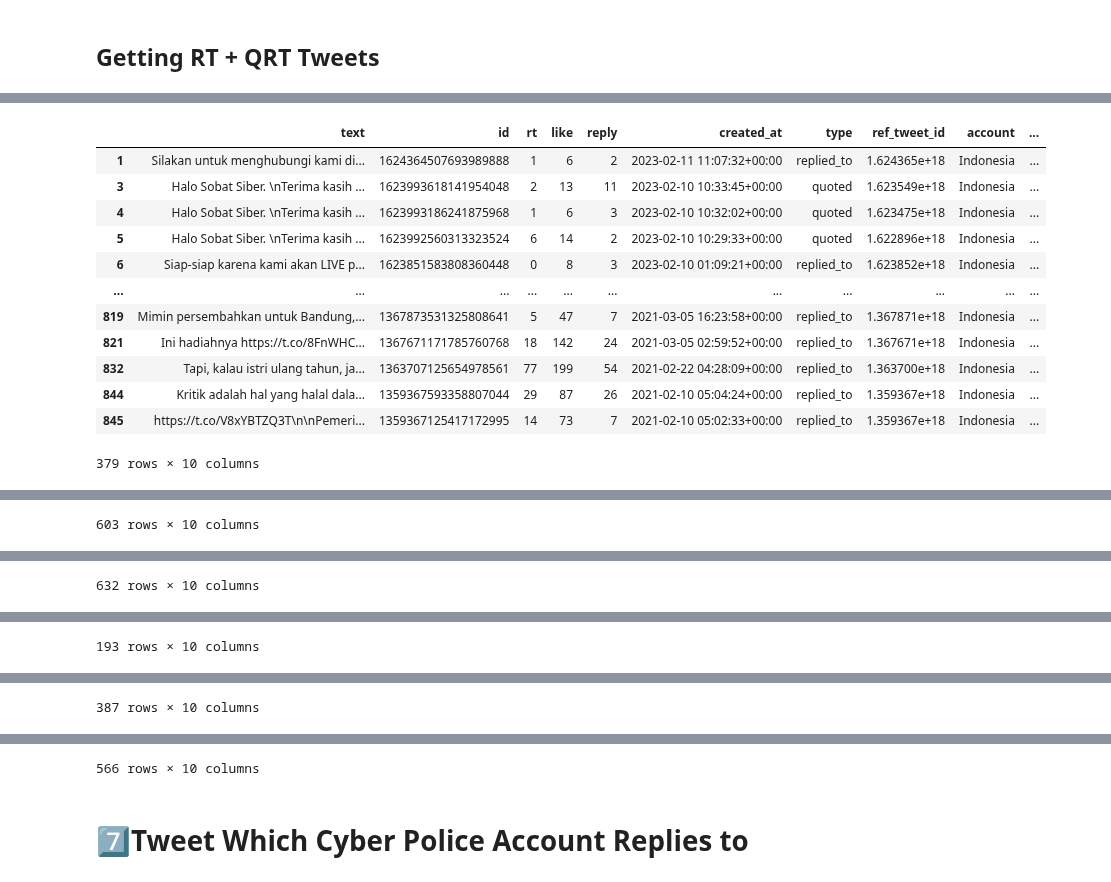
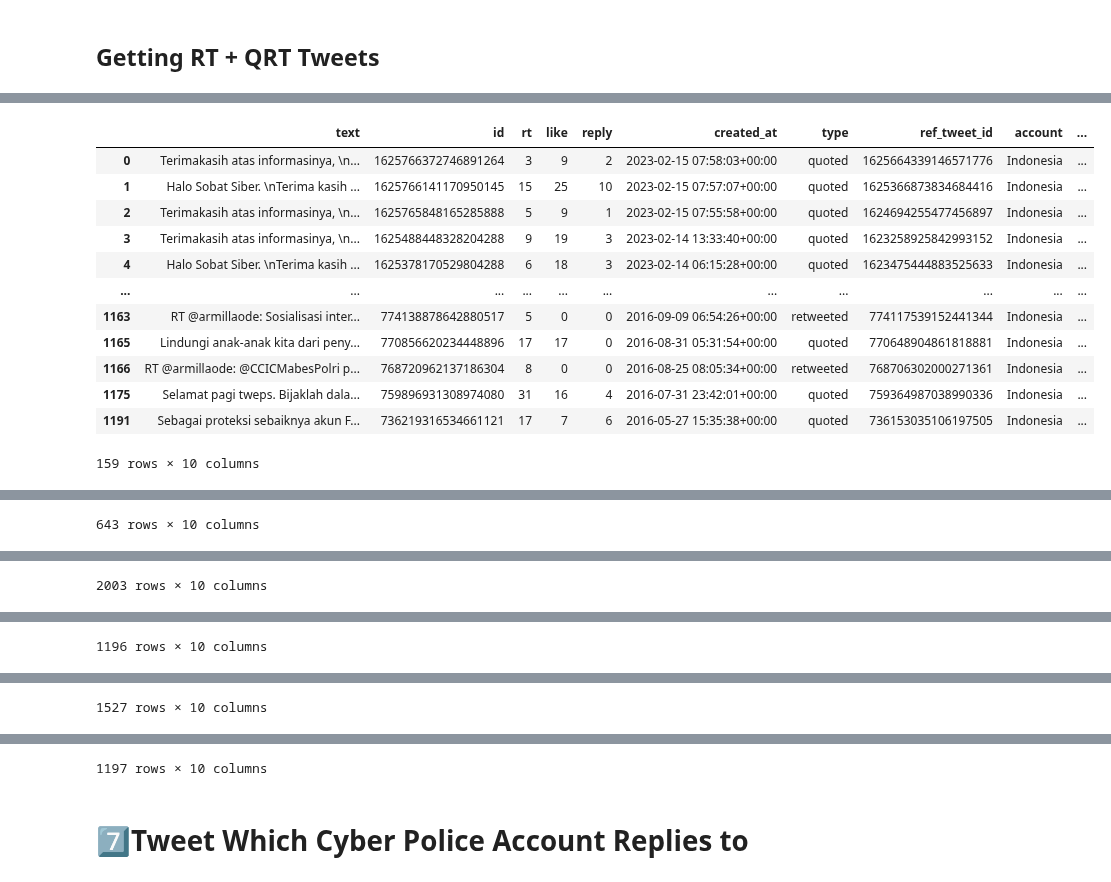
Before and after one commit to ranggakd/DAIly, a Jupyter notebook: projects/cyber police/Tweepy_of_CyberPolice_Comparison.ipynb, the cells around one changed output, grey strips where cells are left out. Saved outputs shown, nothing was run; the diff lists cells and outputs as text; code cells hidden in the pictures.

```diff
--- a/projects/cyber police/Tweepy_of_CyberPolice_Comparison.ipynb
+++ b/projects/cyber police/Tweepy_of_CyberPolice_Comparison.ipynb
@@ -308,17 +307,18 @@ CCICPolri
 1624364503428382720
 735358344106549248
 # %%
-def get_account_tweets(country: str, twitter_acc: dict, exclude: str) -> tuple[pd.DataFrame, pd.DataFrame, dict]:
+def get_account_tweets(country: str, twitter_acc: dict) -> tuple[pd.DataFrame, pd.DataFrame, pd.DataFrame, dict]:
+    '''
+    return tweets, reply tweets, RT tweets and dict of twitter account respectively
+    '''
     data, ids, rts, likes, replies, created_at, account = [], [], [], [], [], [], []
-    twitter_accounts, referenced_tweets = {}, {}
+    twitter_accounts, referenced_tweets = defaultdict(str), defaultdict(int)
     ref_tweet_types, ref_tweet_ids = [], []
 
-    # When exclude=retweets, the maximum Tweets returned is still 3200
-    # When exclude=replies parameter is used for any value, only the most recent 800 Tweets are available
+    # convert any id value into str to reserve the entire digit
     for d, u, r in tqdm(ReferenceUserDataPaginator(
                         client.get_users_tweets,
                         id=id_dict[country],
-                        exclude=exclude,
                         max_results=MAX_RESULTS,
                         tweet_fields=['public_metrics','created_at'],
                         expansions='referenced_tweets.id.author_id'
@@ -336,7 +336,7 @@ def get_account_tweets(country: str, twitter_acc: dict, exclude: str) -> tuple[p
             ref_tweet_ids.append(d.referenced_tweets[0].id)
         else:
             ref_tweet_types.append(None)
-            ref_tweet_ids.append(None)
+            ref_tweet_ids.append(0)
         if u:
             twitter_accounts[u.id] = u.username
         if r:
@@ -359,6 +359,8 @@ def get_account_tweets(country: str, twitter_acc: dict, exclude: str) -> tuple[p
     type_mask = timeline_tweet['type'].isna()
     tweets, other_tweets = timeline_tweet[type_mask], timeline_tweet[~type_mask]
     other_tweets['ref_author_id'] = other_tweets['ref_tweet_id'].map(referenced_tweets)
+    reply_mask = (other_tweets['type'] == 'replied_to')
+    reply_tweets, rt_tweets = other_tweets[reply_mask], other_tweets[~reply_mask]
     twitter_acc.update(twitter_accounts)
-    return (tweets, other_tweets, twitter_acc)
+    return (tweets, reply_tweets, rt_tweets, twitter_acc)
 # %% [markdown]
@@ -366,11 +368,11 @@ def get_account_tweets(country: str, twitter_acc: dict, exclude: str) -> tuple[p
 # %%
 twitter_acc_dict = {}
-id_t, id_t_reply, twitter_acc_dict = get_account_tweets('Indonesia', twitter_acc_dict, 'retweets')
-us_t, us_t_reply, twitter_acc_dict = get_account_tweets('USA', twitter_acc_dict, 'retweets')
-gb_t, gb_t_reply, twitter_acc_dict = get_account_tweets('Great Britain', twitter_acc_dict, 'retweets')
-au_t, au_t_reply, twitter_acc_dict = get_account_tweets('Australia', twitter_acc_dict, 'retweets')
-ca_t, ca_t_reply, twitter_acc_dict = get_account_tweets('Canada', twitter_acc_dict, 'retweets')
-int_t, int_t_reply, twitter_acc_dict = get_account_tweets('Interpol', twitter_acc_dict, 'retweets')
+id_t, id_reply_t, id_rt_t, twitter_acc_dict = get_account_tweets('Indonesia', twitter_acc_dict)
+us_t, us_reply_t, us_rt_t, twitter_acc_dict = get_account_tweets('USA', twitter_acc_dict)
+gb_t, gb_reply_t, gb_rt_t, twitter_acc_dict = get_account_tweets('Great Britain', twitter_acc_dict)
+au_t, au_reply_t, au_rt_t, twitter_acc_dict = get_account_tweets('Australia', twitter_acc_dict)
+ca_t, ca_reply_t, ca_rt_t, twitter_acc_dict = get_account_tweets('Canada', twitter_acc_dict)
+int_t, int_reply_t, int_rt_t, twitter_acc_dict = get_account_tweets('Interpol', twitter_acc_dict)
 
 display(id_t)
 display(us_t)
@@ -726,22 +620,22 @@ display(int_t2)
 # %%
-display(id_t_rt)
-display(us_t_rt)
-display(gb_t_rt)
-display(au_t_rt)
-display(ca_t_rt)
-display(int_t_rt)
+display(id_rt_t)
+display(us_rt_t)
+display(gb_rt_t)
+display(au_rt_t)
+display(ca_rt_t)
+display(int_rt_t)
 # %% [output]
 |  | text | id | rt | like | reply | created_at | type | ref_tweet_id | account | ... |
-| 1 | Silakan untuk menghubungi kami di... | 1624364507693989888 | 1 | 6 | 2 | 2023-02-11 11:07:32+00:00 | replied_to | 1.624365e+18 | Indonesia | ... |
-| 3 | Halo Sobat Siber. \nTerima kasih ... | 1623993618141954048 | 2 | 13 | 11 | 2023-02-10 10:33:45+00:00 | quoted | 1.623549e+18 | Indonesia | ... |
-| 4 | Halo Sobat Siber. \nTerima kasih ... | 1623993186241875968 | 1 | 6 | 3 | 2023-02-10 10:32:02+00:00 | quoted | 1.623475e+18 | Indonesia | ... |
-| 5 | Halo Sobat Siber. \nTerima kasih ... | 1623992560313323524 | 6 | 14 | 2 | 2023-02-10 10:29:33+00:00 | quoted | 1.622896e+18 | Indonesia | ... |
-| 6 | Siap-siap karena kami akan LIVE p... | 1623851583808360448 | 0 | 8 | 3 | 2023-02-10 01:09:21+00:00 | replied_to | 1.623852e+18 | Indonesia | ... |
+| 0 | Terimakasih atas informasinya, \n... | 1625766372746891264 | 3 | 9 | 2 | 2023-02-15 07:58:03+00:00 | quoted | 1625664339146571776 | Indonesia | ... |
+| 1 | Halo Sobat Siber. \nTerima kasih ... | 1625766141170950145 | 15 | 25 | 10 | 2023-02-15 07:57:07+00:00 | quoted | 1625366873834684416 | Indonesia | ... |
+| 2 | Terimakasih atas informasinya, \n... | 1625765848165285888 | 5 | 9 | 1 | 2023-02-15 07:55:58+00:00 | quoted | 1624694255477456897 | Indonesia | ... |
+| 3 | Terimakasih atas informasinya, \n... | 1625488448328204288 | 9 | 19 | 3 | 2023-02-14 13:33:40+00:00 | quoted | 1623258925842993152 | Indonesia | ... |
+| 4 | Halo Sobat Siber. \nTerima kasih ... | 1625378170529804288 | 6 | 18 | 3 | 2023-02-14 06:15:28+00:00 | quoted | 1623475444883525633 | Indonesia | ... |
 | ... | ... | ... | ... | ... | ... | ... | ... | ... | ... | ... |
-| 819 | Mimin persembahkan untuk Bandung,... | 1367873531325808641 | 5 | 47 | 7 | 2021-03-05 16:23:58+00:00 | replied_to | 1.367871e+18 | Indonesia | ... |
-| 821 | Ini hadiahnya https://t.co/8FnWHC... | 1367671171785760768 | 18 | 142 | 24 | 2021-03-05 02:59:52+00:00 | replied_to | 1.367671e+18 | Indonesia | ... |
-| 832 | Tapi, kalau istri ulang tahun, ja... | 1363707125654978561 | 77 | 199 | 54 | 2021-02-22 04:28:09+00:00 | replied_to | 1.363700e+18 | Indonesia | ... |
-| 844 | Kritik adalah hal yang halal dala... | 1359367593358807044 | 29 | 87 | 26 | 2021-02-10 05:04:24+00:00 | replied_to | 1.359367e+18 | Indonesia | ... |
-| 845 | https://t.co/V8xYBTZQ3T\n\nPemeri... | 1359367125417172995 | 14 | 73 | 7 | 2021-02-10 05:02:33+00:00 | replied_to | 1.359367e+18 | Indonesia | ... |
+| 1163 | RT @armillaode: Sosialisasi inter... | 774138878642880517 | 5 | 0 | 0 | 2016-09-09 06:54:26+00:00 | retweeted | 774117539152441344 | Indonesia | ... |
+| 1165 | Lindungi anak-anak kita dari peny... | 770856620234448896 | 17 | 17 | 0 | 2016-08-31 05:31:54+00:00 | quoted | 770648904861818881 | Indonesia | ... |
+| 1166 | RT @armillaode: @CCICMabesPolri p... | 768720962137186304 | 8 | 0 | 0 | 2016-08-25 08:05:34+00:00 | retweeted | 768706302000271361 | Indonesia | ... |
+| 1175 | Selamat pagi tweps. Bijaklah dala... | 759896931308974080 | 31 | 16 | 4 | 2016-07-31 23:42:01+00:00 | quoted | 759364987038990336 | Indonesia | ... |
+| 1191 | Sebagai proteksi sebaiknya akun F... | 736219316534661121 | 17 | 7 | 6 | 2016-05-27 15:35:38+00:00 | quoted | 736153035106197505 | Indonesia | ... |
-379 rows × 10 columns
+159 rows × 10 columns
 |  | text | id | rt | like | reply | created_at | type | ref_tweet_id | account | ... |
@@ -759,2 +653,2 @@ display(int_t_rt)
-603 rows × 10 columns
+643 rows × 10 columns
 |  | text | id | rt | like | reply | created_at | type | ref_tweet_id | account | ... |
@@ -772,2 +666,2 @@ display(int_t_rt)
-632 rows × 10 columns
+2003 rows × 10 columns
 |  | text | id | rt | like | reply | created_at | type | ref_tweet_id | account | ... |
@@ -785,2 +679,2 @@ display(int_t_rt)
-193 rows × 10 columns
+1196 rows × 10 columns
 |  | text | id | rt | like | reply | created_at | type | ref_tweet_id | account | ... |
@@ -798,2 +692,2 @@ display(int_t_rt)
-387 rows × 10 columns
+1527 rows × 10 columns
 |  | text | id | rt | like | reply | created_at | type | ref_tweet_id | account | ... |
@@ -811,4 +705,4 @@ display(int_t_rt)
-566 rows × 10 columns
+1197 rows × 10 columns
 # %% [markdown]
 # 7️⃣Tweet Which Cyber Police Account Replies to
 # %% [markdown]
```
Also changed, not shown: parts of 14 cells of this notebook.
